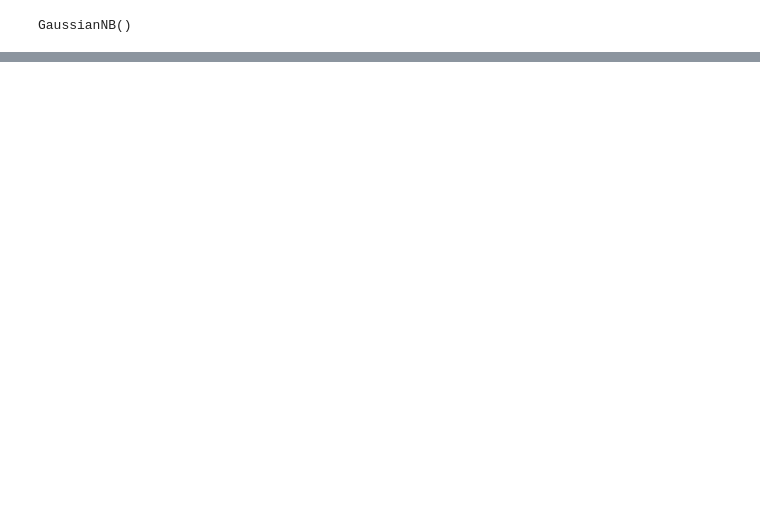
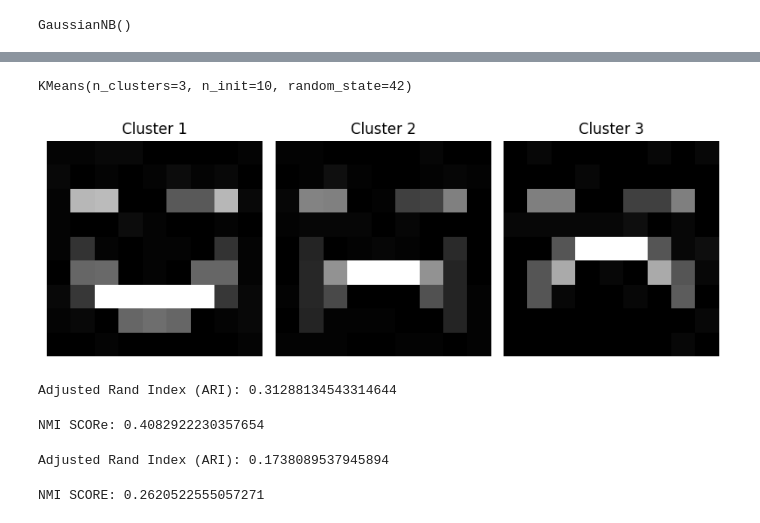
Before and after one commit to epospiky/Machine_Learning_with_Smiley_Dataset, a Jupyter notebook: F21DL.ipynb, the cells around one changed output, grey strips where cells are left out. Saved outputs shown, nothing was run; the diff lists cells and outputs as text; code cells hidden in the pictures; blank space fills up the shorter version.

Commit message:
modified model to contain Sklearn, GMM, Hierarchical clustering with evaluation metric scores

```diff
--- a/F21DL.ipynb
+++ b/F21DL.ipynb
@@ -7,5 +15,5 @@ from sklearn.metrics import accuracy_score,recall_score,precision_score, f1_scor
 # %%
 #loading the images
-images = np.load("/mnt/c/users/admin/desktop/F21DL/smiley_dataset/smiley_X.npy")
+images = np.load("/mnt/c/users/admin/desktop/F21DL/smiley_dataset/smiley_noisy_X.npy")
 # %%
 #loading the classes
@@ -125,0 +134,13 @@ ROC Area: 0.8387867647058823
+# %%
+#THIS IS THE BEGINING OF THE SECOND PART OF THE ASSIGNMENT
+#PART TWO BEGINS HERE
+evaluation_scores = []
+images_2d = images.reshape(images.shape[0], -1)
+# %%
+# Create an instance of the KMeans clustering algorithm
+kmeans = KMeans(n_clusters=3, n_init=10, random_state=42)
+
+# Fit the k-means algorithm to the data
+kmeans.fit(images_2d)
+# %% [output]
+KMeans(n_clusters=3, n_init=10, random_state=42)
@@ -125,0 +150,34 @@ ROC Area: 0.8387867647058823
+# %%
+# Get the cluster centers (centroids)
+cluster_centers = kmeans.cluster_centers_
+
+# Define the image dimensions
+image_height = 9
+image_width = 9
+
+# Plot the cluster centers
+plt.figure(figsize=(8, 3))
+for i, center in enumerate(cluster_centers):
+    plt.subplot(1, len(cluster_centers), i + 1)
+    plt.imshow(center.reshape((image_height, image_width)), cmap='gray')
+    plt.axis('off')
+    plt.title(f'Cluster {i+1}')
+plt.tight_layout()
+plt.show()
+# %% [output]
+[figure, added]
+# %%
+
+
+# Calculate the ARI between the cluster labels and the ground truth labels
+kmeans_ari = adjusted_rand_score(classes, cluster_labels)
+print("Adjusted Rand Index (ARI):", kmeans_ari)
+# %% [output]
+Adjusted Rand Index (ARI): 0.31288134543314644
+# %%
+#implemeningt NMI for Kmeans clustering
+kmeans_nmi = normalized_mutual_info_score(classes, cluster_labels)
+#print the NMI score
+print("NMI SCORe:", kmeans_nmi)
+# %% [output]
+NMI SCORe: 0.4082922230357654
@@ -125,0 +191,26 @@ ROC Area: 0.8387867647058823
+# %%
+#implementing EM cLustering using GMM
+
+# Create an instance of the GaussianMixture algorithm
+gmm = GaussianMixture(n_components=3, random_state=42)
+
+# Fit the GMM to the data
+gmm.fit(images_2d)
+
+# Get the cluster labels
+gmm_labels = gmm.predict(images_2d)
+
+# Calculate the ARI for the GMM clustering
+gmm_ari = adjusted_rand_score(classes, gmm_labels)
+
+# Print the ARI score
+print("Adjusted Rand Index (ARI):", gmm_ari)
+# %% [output]
+Adjusted Rand Index (ARI): 0.1738089537945894
+# %%
+#implemeningt NMI for GMM clustering
+gmm_nmi = normalized_mutual_info_score(classes, gmm_labels)
+#print the NMI score
+print("NMI SCORE:", gmm_nmi)
+# %% [output]
+NMI SCORE: 0.2620522555057271
```
Also changed, not shown: parts of 18 cells of this notebook.
